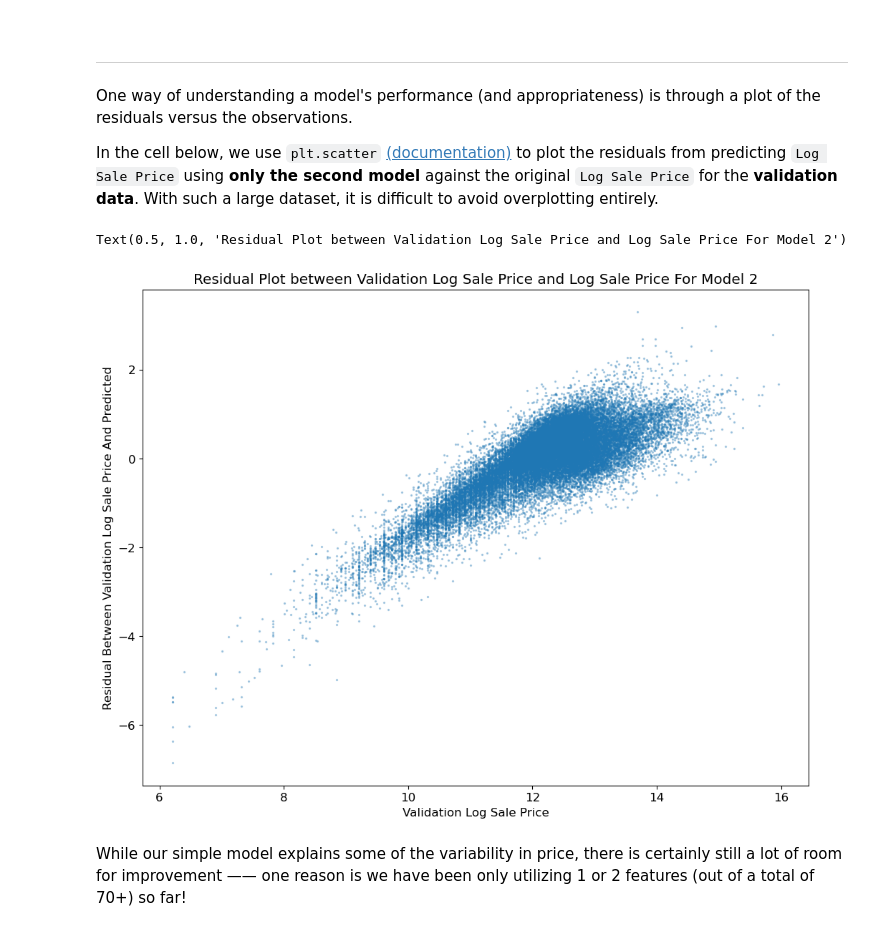
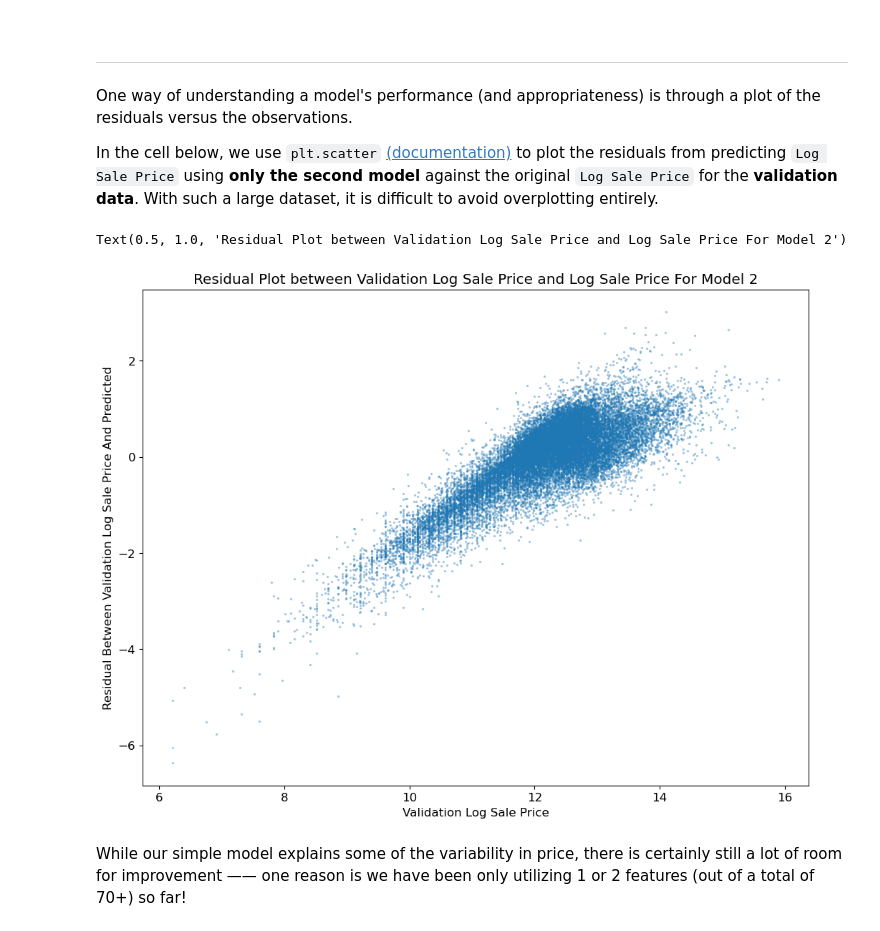
Before and after one commit to brandonconcepcion/Prophecy-of-Properties, a Jupyter notebook: Notebook.ipynb, the cells around one changed output. Saved outputs shown, nothing was run; the diff lists cells and outputs as text; code cells hidden in the pictures.

```diff
--- a/Notebook.ipynb
+++ b/Notebook.ipynb
@@ -655,20 +655,24 @@ training_val_data = pd.read_csv("cook_county_train_val.csv")
 np.random.seed(1337)
 # DO NOT CHANGE THIS LINE
 
-def train_val_split(data):
+def train_val_test_split(data):
     """
-    Takes in a DataFrame `data` and randomly splits it into two smaller DataFrames
-    named `train` and `validation` with 80% and 20% of the data, respectively.
+    Takes in a DataFrame `data` and randomly splits it into three smaller DataFrames
+    named `train`, `validation`, and `test` with 70%, 15%, and 15% of the data, respectively.
     """
 
     data_len = data.shape[0]
     shuffled_indices = np.random.permutation(data_len)
-    eighty_percent = int(data_len * 0.8)
-    train = data.iloc[shuffled_indices[:eighty_percent]]
-    validation = data.iloc[shuffled_indices[eighty_percent:]]
+    seventy_percent = int(data_len * 0.7)
+    fifteen_percent = int(data_len * 0.15)
 
-    return train, validation
-train, validation = train_val_split(training_val_data)
+    train = data.iloc[shuffled_indices[:seventy_percent]]
+    validation = data.iloc[shuffled_indices[seventy_percent:seventy_percent + fifteen_percent]]
+    test = data.iloc[shuffled_indices[seventy_percent + fifteen_percent:]]
+
+    return train, validation, test
+
+train, validation, test = train_val_test_split(training_val_data)
 # %% [markdown]
 <br>
 
@@ -892,7 +899,7 @@ np.random.seed(1337)
 # DO NOT CHANGE THIS LINE
 
 # Process the data using the pipeline for the second model
-train_m2, valid_m2 = train_val_split(full_data)
+train_m2, valid_m2, test_m2 = train_val_test_split(full_data)
 
 m2_pipelines = [
     (remove_outliers, None, {
@@ -901,12 +908,13 @@ m2_pipelines = [
     }),
     (log_transform, None, {'col': 'Sale Price'}),
     (log_transform, None, {'col': "Building Square Feet"}),
-    (add_total_bedrooms, None, None),
+    (add_total_bedrooms, None, {}),
     (select_columns, ['Log Sale Price', 'Bedrooms', "Log Building Square Feet"], None)
 ]
 
 X_train_m2, Y_train_m2 = feature_engine_pipe(train_m2, m2_pipelines, 'Log Sale Price')
 X_valid_m2, Y_valid_m2 = feature_engine_pipe(valid_m2, m2_pipelines, 'Log Sale Price')
+X_test_m2, Y_test_m2 = feature_engine_pipe(test_m2, m2_pipelines, 'Log Sale Price')
 
 
 # Take a look at the result
@@ -951,13 +959,15 @@ The predicted values from both of your models on the training and validation hav
 linear_model_m1.fit(X_train_m1, Y_train_m1)
 # Compute the fitted and predicted values of Log Sale Price for 1st model
 Y_fitted_m1 = linear_model_m1.predict(X_train_m1)
-Y_predicted_m1 = linear_model_m1.predict(X_valid_m1)
+Y_predicted_val_m1 = linear_model_m1.predict(X_valid_m1)
+Y_predicted_test_m1 = linear_model_m1.predict(X_test_m1)
 
 # Fit the 2nd model
 linear_model_m2.fit(X_train_m2, Y_train_m2)
 # Compute the fitted and predicted values of Log Sale Price for 2nd model
 Y_fitted_m2 = linear_model_m2.predict(X_train_m2)
-Y_predicted_m2 = linear_model_m2.predict(X_valid_m2)
+Y_predicted_val_m2 = linear_model_m2.predict(X_valid_m2)
+Y_predicted_test_m2 = linear_model_m2.predict(X_test_m2)
 # %% [markdown]
 <br>
 
@@ -992,13 +1002,13 @@ One way of understanding a model's performance (and appropriateness) is through
 
 In the cell below, we use `plt.scatter` [(documentation)](https://matplotlib.org/stable/api/_as_gen/matplotlib.pyplot.scatter.html) to plot the residuals from predicting `Log Sale Price` using **only the second model** against the original `Log Sale Price` for the **validation data**. With such a large dataset, it is difficult to avoid overplotting entirely.
 # %%
-plt.scatter(Y_valid_m2, Y_valid_m2 - Y_predicted_m2, s = 2, alpha = 0.3);
+plt.scatter(Y_valid_m2, Y_valid_m2 - Y_predicted_val_m2, s = 2, alpha = 0.3);
 plt.xlabel("Validation Log Sale Price")
 plt.ylabel("Residual Between Validation Log Sale Price And Predicted")
 plt.title("Residual Plot between Validation Log Sale Price and Log Sale Price For Model 2")
 # %% [output]
 Text(0.5, 1.0, 'Residual Plot between Validation Log Sale Price and Log Sale Price For Model 2')
-[figure, old version]
+[figure, new version]
 # %% [markdown]
 While our simple model explains some of the variability in price, there is certainly still a lot of room for improvement —— one reason is we have been only utilizing 1 or 2 features (out of a total of 70+) so far!
 # %% [markdown]
```
Also changed, not shown: parts of 15 cells of this notebook.
